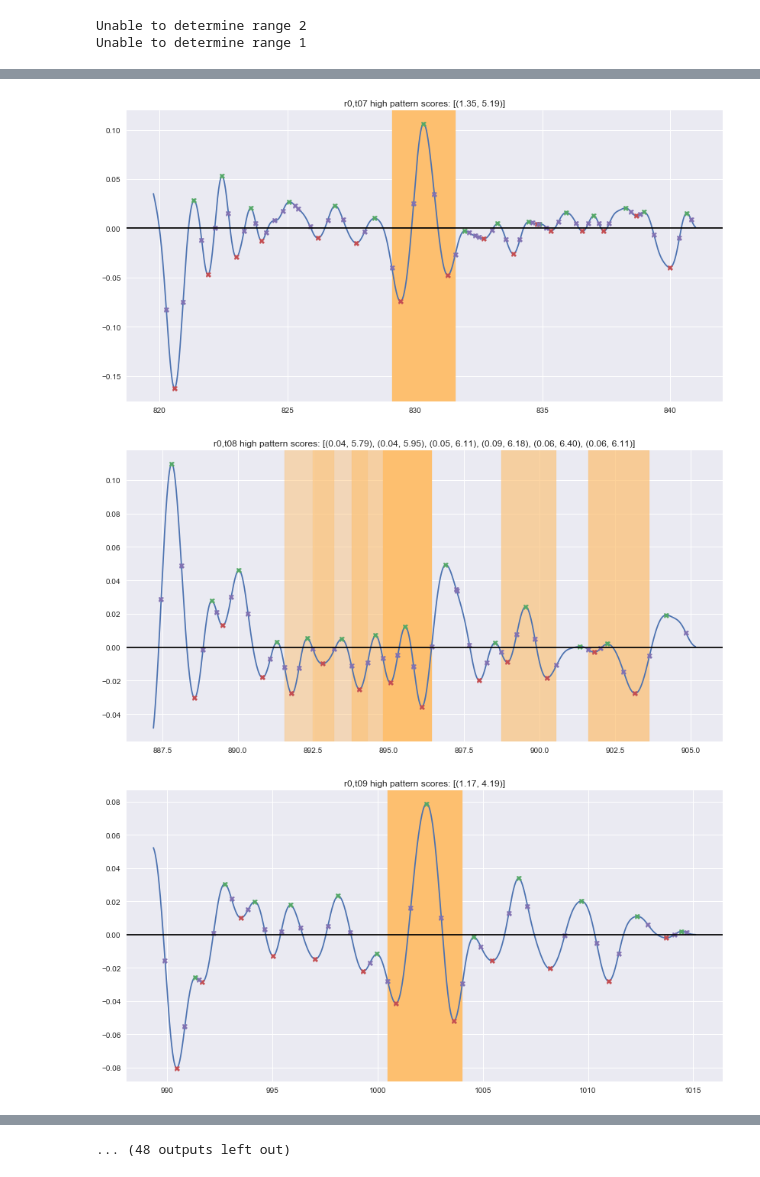
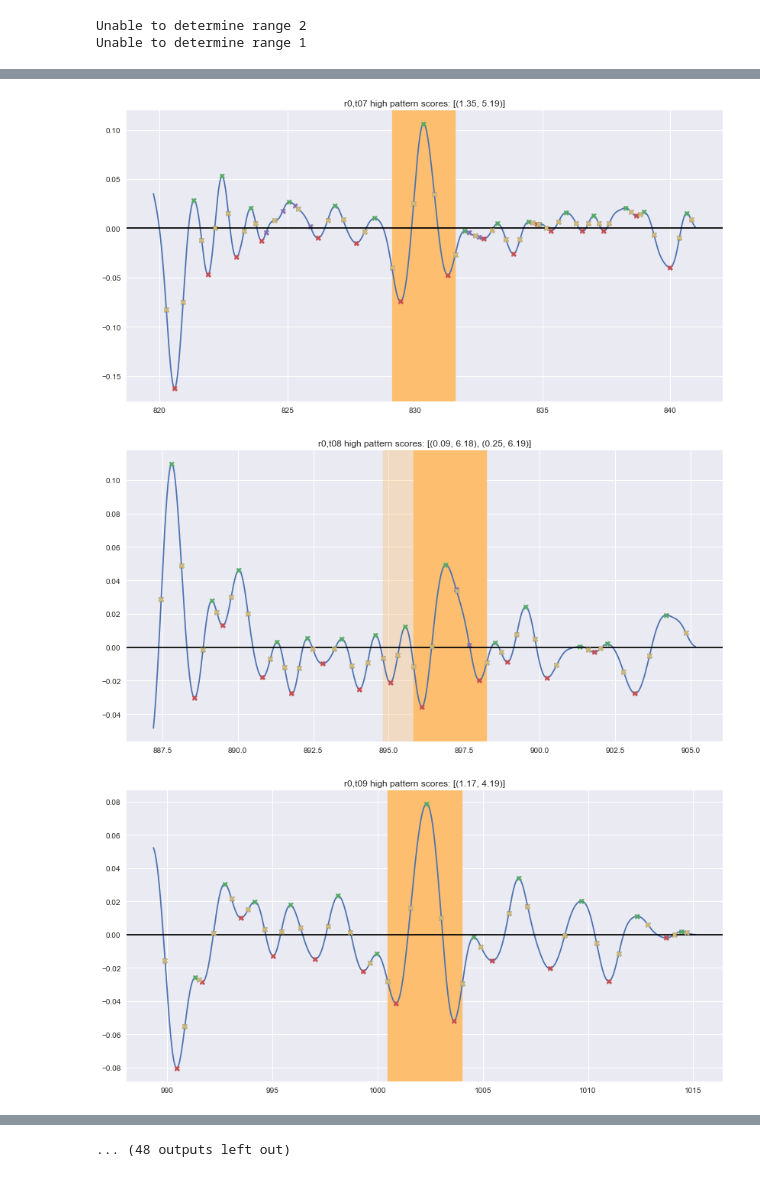
Before and after one commit to oliverlee/antlia, a Jupyter notebook: python/notebooks/find_avoidance_event.ipynb, the cells around one changed output, grey strips where cells are left out. Saved outputs shown, nothing was run; the diff lists cells and outputs as text; code cells hidden in the pictures.

Commit message:
Reduce inflection point runs
Reduce inflection point runs of length 3 to a single point, selecting
the point closest to the index midpoint between the two extrema ends.

```diff
--- a/python/notebooks/find_avoidance_event.ipynb
+++ b/python/notebooks/find_avoidance_event.ipynb
@@ -94,6 +94,15 @@ import numpy as np
 import scipy.signal
 import seaborn as sns
 from cycler import cycler
+
+
+inflection_point_pattern = [
+    None,
+    Extremum.Concavity.INFLECT,
+    Extremum.Concavity.INFLECT,
+    Extremum.Concavity.INFLECT,
+    None
+]
 
 steer_pattern = [
     Extremum.Concavity.INFLECT,
@@ -105,21 +114,13 @@ steer_pattern = [
     Extremum.Concavity.INFLECT
 ]
 
+def is_pattern(extrema_window, pattern):
+    w = extrema_window
 
-def is_pattern(extrema_window, pattern):
-    def is_sorted(window):
-        a = window[0]
-        for b in window[1:]:
-            if a > b:
-                return False
-            a = b
-        return True
-
-    w = extrema_window
-    if is_sorted(w) and len(w) == len(pattern):
-        return all(a == b for (a, b) in zip(map(lambda x: x.concavity, iter(w)),
-                                            pattern))
-    return False
+    assert len(w) == len(pattern)
+    return all(a == b if b is not None else a != Extremum.Concavity.INFLECT
+               for a, b in zip(map(lambda x: x.concavity, iter(w)),
+                               pattern))
 
 def score_pattern(extrema_window, steer_angle_signal):
     """Calculate the integral of the signal in segments. Inflection points are
@@ -156,6 +157,13 @@ for rid in range(4):
             (scipy.signal.argrelmin(steer_rate)[0],
              scipy.signal.argrelmax(steer_rate)[0]))
 
+        fig, ax = plt.subplots(figsize=DEFAULT_FIGSIZE)
+        ax.plot(trial.time, filtered_steer_angle)
+        ax.plot(trial.time[maxima], filtered_steer_angle[maxima], 'X')
+        ax.plot(trial.time[minima], filtered_steer_angle[minima], 'X')
+        ax.plot(trial.time[inflections], filtered_steer_angle[inflections], 'X')
+        ax.axhline(0, color='black')
+
         extrema = list(zip(maxima,
                            [Extremum.Concavity.MAXIMUM] * len(maxima),
                            filtered_steer_angle[maxima]))
@@ -168,12 +176,28 @@ for rid in range(4):
         extrema.sort() # python tuple sort
         extrema = [Extremum(index, concavity, value) for index, concavity, value in extrema]
 
-        fig, ax = plt.subplots(figsize=DEFAULT_FIGSIZE)
-        ax.plot(trial.time, filtered_steer_angle)
-        ax.plot(trial.time[maxima], filtered_steer_angle[maxima], 'X')
-        ax.plot(trial.time[minima], filtered_steer_angle[minima], 'X')
-        ax.plot(trial.time[inflections], filtered_steer_angle[inflections], 'X')
-        ax.axhline(0, color='black')
+        # We often see 3 inflection points between 2 extrema. Reduce 3 points to 1.
+        removed = set()
+        for i, w in enumerate(window(extrema, len(inflection_point_pattern))):
+            if is_pattern(w, inflection_point_pattern):
+                # Keep the point which has the smallest difference in distance
+                # to the two endpoints
+                difference = []
+                for x in w[1:4]:
+                    d = (x.index - w[0].index) - (w[-1].index - x.index)
+                    difference.append(abs(d))
+
+                l = [0, 1, 2] # corresponds to elements 1, 2, 3 in this window
+                l.remove(np.argmin(difference))
+
+                for ll in l:
+                    removed.add(i + 1 + ll)
+
+        if removed:
+            extrema = [e for i, e in enumerate(extrema) if i not in removed]
+        new_inflection_points = np.array([e.index for e in extrema if e.concavity == Extremum.Concavity.INFLECT])
+        ax.plot(trial.time[new_inflection_points],
+                filtered_steer_angle[new_inflection_points], 'X')
 
         starttime = []
         endtime = []
@@ -186,6 +210,7 @@ for rid in range(4):
                 score.append(score_pattern(w, filtered_steer_angle))
                 speed.append(trial.speed[w[0].index:w[-1].index].sum() /
                              (w[-1].index - w[0].index))
+
         starttime = np.array(starttime)
         endtime = np.array(endtime)
         score = np.array(score)
@@ -228,3 +253,3 @@ plt.show()
-[figure, old version]
+[figure, new version]
-[figure, old version]
+[figure, new version]
-[figure, old version]
+[figure, new version]
```
Also changed, not shown: parts of 1 cell of this notebook.
